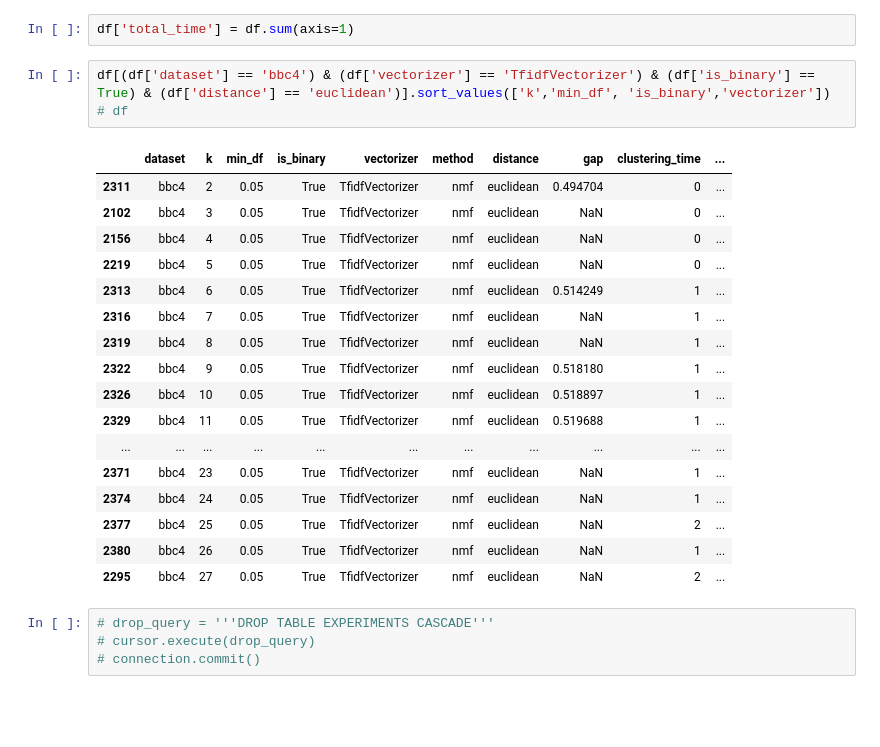
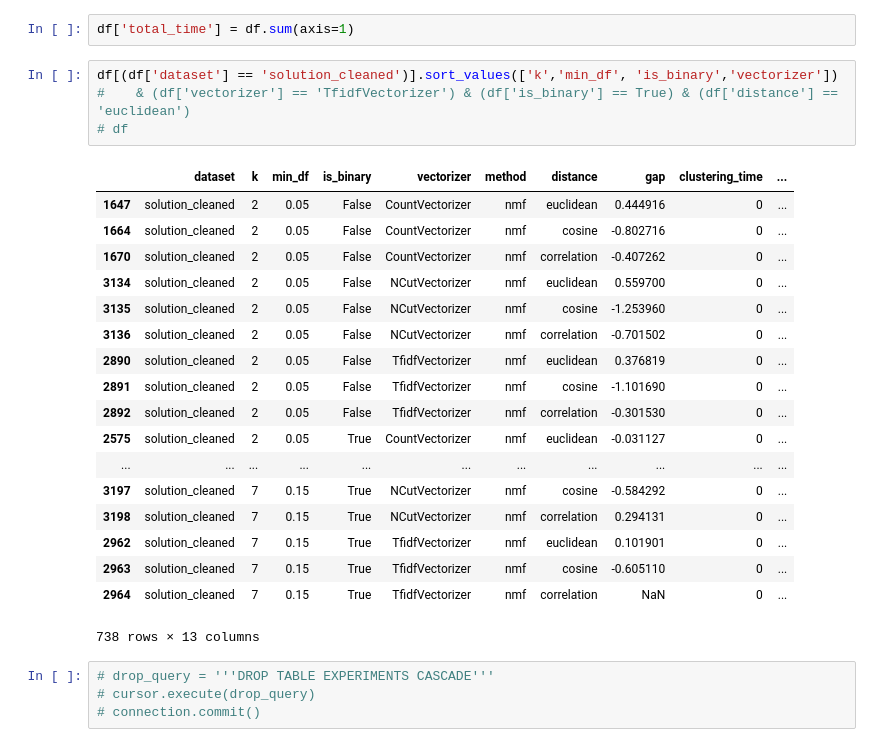
Before and after one commit to MachineTeachingEdu/machine-teaching, a Jupyter notebook: machineteaching/Query results from database.ipynb, the cells around one changed output. Cells and saved outputs as stored; diff of their text form; blank space fills up the shorter version.

Commit message:
Started analysis of Solutions

```diff
--- a/machineteaching/Query results from database.ipynb
+++ b/machineteaching/Query results from database.ipynb
@@ -49,26 +49,28 @@ df = pd.DataFrame(r, columns=cols)
 # %%
 df['total_time'] = df.sum(axis=1)
 # %%
-df[(df['dataset'] == 'bbc4') & (df['vectorizer'] == 'TfidfVectorizer') & (df['is_binary'] == True) & (df['distance'] == 'euclidean')].sort_values(['k','min_df', 'is_binary','vectorizer'])
+df[(df['dataset'] == 'solution_cleaned')].sort_values(['k','min_df', 'is_binary','vectorizer'])
+#    & (df['vectorizer'] == 'TfidfVectorizer') & (df['is_binary'] == True) & (df['distance'] == 'euclidean')
 # df
 # %% [output]
 |  | dataset | k | min_df | is_binary | vectorizer | method | distance | gap | clustering_time | ... |
-| 2311 | bbc4 | 2 | 0.05 | True | TfidfVectorizer | nmf | euclidean | 0.494704 | 0 | ... |
-| 2102 | bbc4 | 3 | 0.05 | True | TfidfVectorizer | nmf | euclidean | NaN | 0 | ... |
-| 2156 | bbc4 | 4 | 0.05 | True | TfidfVectorizer | nmf | euclidean | NaN | 0 | ... |
-| 2219 | bbc4 | 5 | 0.05 | True | TfidfVectorizer | nmf | euclidean | NaN | 0 | ... |
-| 2313 | bbc4 | 6 | 0.05 | True | TfidfVectorizer | nmf | euclidean | 0.514249 | 1 | ... |
-| 2316 | bbc4 | 7 | 0.05 | True | TfidfVectorizer | nmf | euclidean | NaN | 1 | ... |
-| 2319 | bbc4 | 8 | 0.05 | True | TfidfVectorizer | nmf | euclidean | NaN | 1 | ... |
-| 2322 | bbc4 | 9 | 0.05 | True | TfidfVectorizer | nmf | euclidean | 0.518180 | 1 | ... |
-| 2326 | bbc4 | 10 | 0.05 | True | TfidfVectorizer | nmf | euclidean | 0.518897 | 1 | ... |
-| 2329 | bbc4 | 11 | 0.05 | True | TfidfVectorizer | nmf | euclidean | 0.519688 | 1 | ... |
+| 1647 | solution_cleaned | 2 | 0.05 | False | CountVectorizer | nmf | euclidean | 0.444916 | 0 | ... |
+| 1664 | solution_cleaned | 2 | 0.05 | False | CountVectorizer | nmf | cosine | -0.802716 | 0 | ... |
+| 1670 | solution_cleaned | 2 | 0.05 | False | CountVectorizer | nmf | correlation | -0.407262 | 0 | ... |
+| 3134 | solution_cleaned | 2 | 0.05 | False | NCutVectorizer | nmf | euclidean | 0.559700 | 0 | ... |
+| 3135 | solution_cleaned | 2 | 0.05 | False | NCutVectorizer | nmf | cosine | -1.253960 | 0 | ... |
+| 3136 | solution_cleaned | 2 | 0.05 | False | NCutVectorizer | nmf | correlation | -0.701502 | 0 | ... |
+| 2890 | solution_cleaned | 2 | 0.05 | False | TfidfVectorizer | nmf | euclidean | 0.376819 | 0 | ... |
+| 2891 | solution_cleaned | 2 | 0.05 | False | TfidfVectorizer | nmf | cosine | -1.101690 | 0 | ... |
+| 2892 | solution_cleaned | 2 | 0.05 | False | TfidfVectorizer | nmf | correlation | -0.301530 | 0 | ... |
+| 2575 | solution_cleaned | 2 | 0.05 | True | CountVectorizer | nmf | euclidean | -0.031127 | 0 | ... |
 | ... | ... | ... | ... | ... | ... | ... | ... | ... | ... | ... |
-| 2371 | bbc4 | 23 | 0.05 | True | TfidfVectorizer | nmf | euclidean | NaN | 1 | ... |
-| 2374 | bbc4 | 24 | 0.05 | True | TfidfVectorizer | nmf | euclidean | NaN | 1 | ... |
-| 2377 | bbc4 | 25 | 0.05 | True | TfidfVectorizer | nmf | euclidean | NaN | 2 | ... |
-| 2380 | bbc4 | 26 | 0.05 | True | TfidfVectorizer | nmf | euclidean | NaN | 1 | ... |
-| 2295 | bbc4 | 27 | 0.05 | True | TfidfVectorizer | nmf | euclidean | NaN | 2 | ... |
+| 3197 | solution_cleaned | 7 | 0.15 | True | NCutVectorizer | nmf | cosine | -0.584292 | 0 | ... |
+| 3198 | solution_cleaned | 7 | 0.15 | True | NCutVectorizer | nmf | correlation | 0.294131 | 0 | ... |
+| 2962 | solution_cleaned | 7 | 0.15 | True | TfidfVectorizer | nmf | euclidean | 0.101901 | 0 | ... |
+| 2963 | solution_cleaned | 7 | 0.15 | True | TfidfVectorizer | nmf | cosine | -0.605110 | 0 | ... |
+| 2964 | solution_cleaned | 7 | 0.15 | True | TfidfVectorizer | nmf | correlation | NaN | 0 | ... |
+738 rows × 13 columns
 # %%
 # drop_query = '''DROP TABLE EXPERIMENTS CASCADE'''
 # cursor.execute(drop_query)
```
Also changed, not shown: parts of 3 cells of this notebook, 3 other files.
